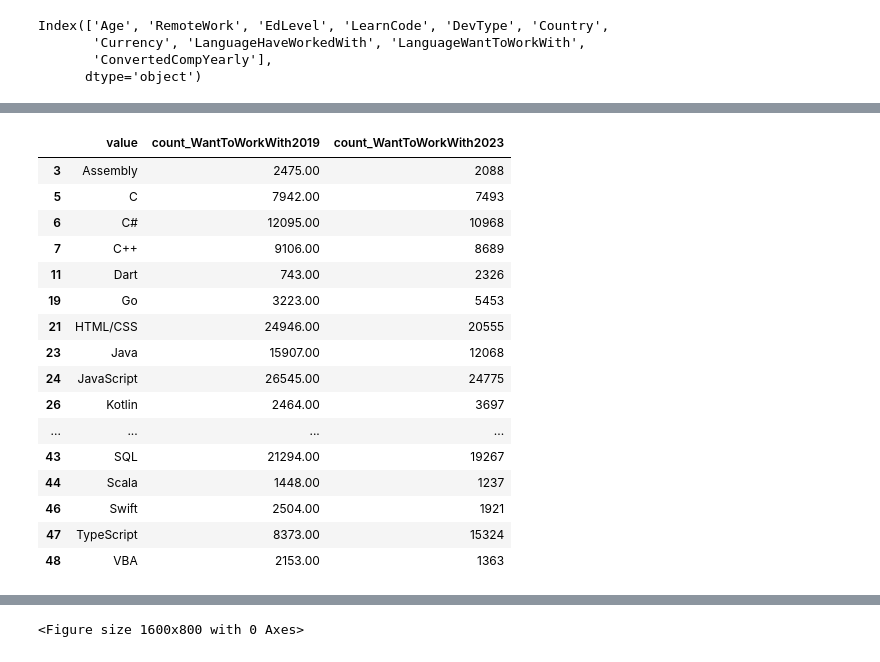
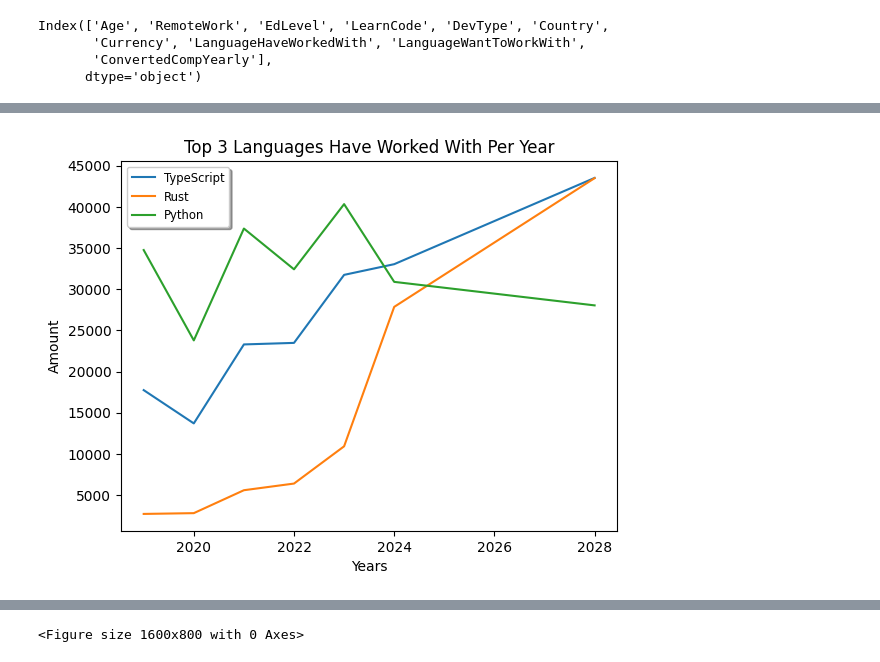
Before and after one commit to lLeonerde/Stackoverflow-survey, a Jupyter notebook: jupyter.ipynb, the cells around one changed output, grey strips where cells are left out. Saved outputs shown, nothing was run; the diff lists cells and outputs as text; code cells hidden in the pictures.

Commit message:
ML model created + new csvs

```diff
--- a/jupyter.ipynb
+++ b/jupyter.ipynb
@@ -183,20 +100,0 @@ merged_all
-# %%
-merged_all[['value','count_WantToWorkWith2019','count_WantToWorkWith2023']]
-# %% [output]
-|  | value | count_WantToWorkWith2019 | count_WantToWorkWith2023 |
-| 3 | Assembly | 2475.00 | 2088 |
-| 5 | C | 7942.00 | 7493 |
-| 6 | C# | 12095.00 | 10968 |
-| 7 | C++ | 9106.00 | 8689 |
-| 11 | Dart | 743.00 | 2326 |
-| 19 | Go | 3223.00 | 5453 |
-| 21 | HTML/CSS | 24946.00 | 20555 |
-| 23 | Java | 15907.00 | 12068 |
-| 24 | JavaScript | 26545.00 | 24775 |
-| 26 | Kotlin | 2464.00 | 3697 |
-| ... | ... | ... | ... |
-| 43 | SQL | 21294.00 | 19267 |
-| 44 | Scala | 1448.00 | 1237 |
-| 46 | Swift | 2504.00 | 1921 |
-| 47 | TypeScript | 8373.00 | 15324 |
-| 48 | VBA | 2153.00 | 1363 |
@@ -202,0 +133,47 @@ merged_all[['value','count_WantToWorkWith2019','count_WantToWorkWith2023']]
+# %%
+haveworkedwith.columns = [2019,2020,2021,2022,2023]
+haveworkedwith_transpose = haveworkedwith.T.reset_index()
+haveworkedwith_transpose = haveworkedwith_transpose.rename(columns={'index': 'Year'})
+model = LinearRegression()
+X = haveworkedwith_transpose[['Year']].values
+
+years = [2024, 2025, 2026, 2027, 2028]
+haveworkedwith_predict = pd.DataFrame()
+for year in years:
+    data = []
+    for language in haveworkedwith_transpose.columns[1:]:
+        y = haveworkedwith_transpose[language].values
+        model.fit(X, y)
+        prediction = model.predict([[year]])
+        data.append(prediction[0])
+    haveworkedwith_predict[f'{year}'] = data
+
+hww_noindex = wanttoworkwith.reset_index(drop=True)
+haveworkedwith_result = pd.concat([hww_noindex,haveworkedwith_predict],axis=1)
+haveworkedwith_result = haveworkedwith_result.astype(int)
+index = wanttoworkwith.reset_index().value
+haveworkedwith_result = haveworkedwith_result.set_index(index)
+haveworkedwith_result = haveworkedwith_result.reset_index(drop=False).rename(columns={'value': 'Languages'})
+
+haveworkedwith_result.to_csv('haveworkedwith_predicted.csv',index=False)
+# %%
+haveworkedwith_result_sorted = haveworkedwith_result.sort_values(by='2028', ascending=False)
+
+top_3_languages = haveworkedwith_result_sorted.head(3)
+
+top_3_languages = top_3_languages.set_index('Languages')
+top_3_languages = top_3_languages.T
+top_3_languages = top_3_languages.rename_axis('Years').reset_index()
+top_3_languages = top_3_languages.reset_index(drop=True)
+
+plt.xlabel("Years")
+plt.ylabel("Amount")
+plt.title("Top 3 Languages Have Worked With Per Year")
+plt.plot(top_3_languages['Years'], top_3_languages['TypeScript'], label="TypeScript")
+plt.plot(top_3_languages['Years'], top_3_languages['Rust'], label="Rust")
+plt.plot(top_3_languages['Years'], top_3_languages['Python'], label="Python")
+
+plt.legend(shadow=True,fontsize="small")
+plt.show()
+# %% [output]
+[figure, added]
```
Also changed, not shown: parts of 9 cells of this notebook, 4 other files.
